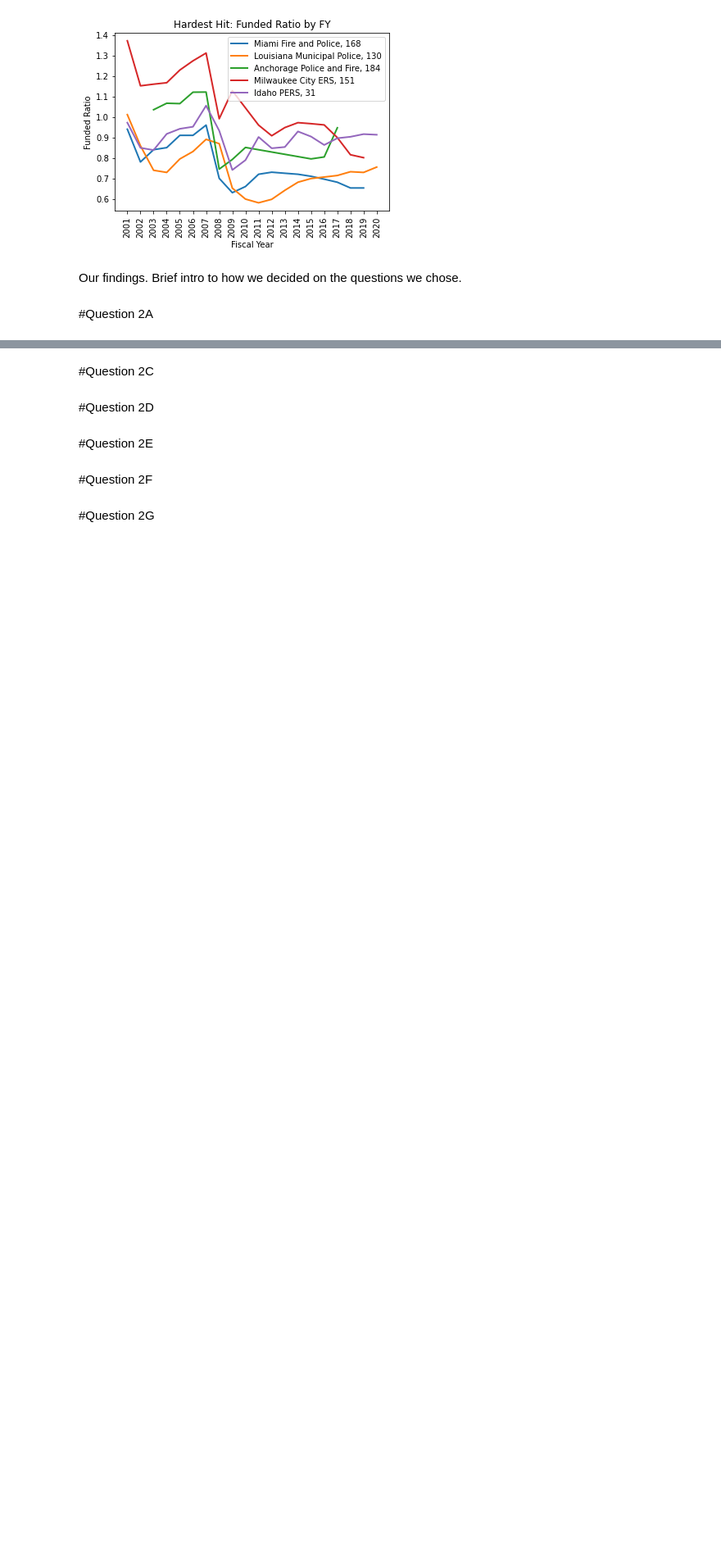
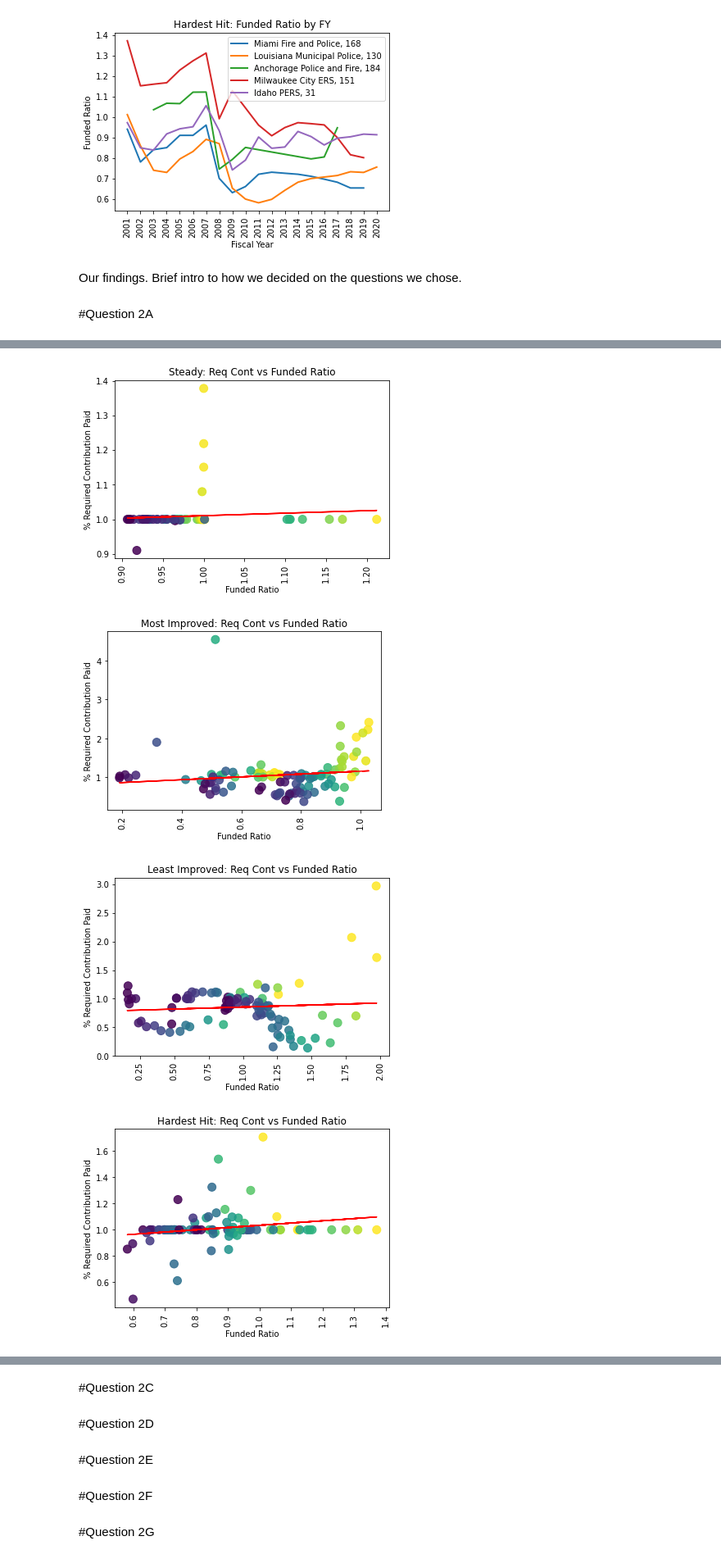
Before and after one commit to DeltaDeutsch/PPD-Group-Project, a Jupyter notebook: PPD Group Final.ipynb, the cells around one changed output, grey strips where cells are left out. Shown at 82% size. Cells and saved outputs as stored; diff of their text form; code cells hidden in the pictures; blank space fills up the shorter version.

Commit message:
Added plots for question 2B to the main notebook

```diff
--- a/PPD Group Final.ipynb
+++ b/PPD Group Final.ipynb
@@ -100,6 +100,7 @@ plan_data_df=plan_data_full[['ppd_id','PlanName','StateAbbrev','PlanClosed','Pla
 #merge tables to create data set with plan data and funded ratio data by year
 plan_test_data_df=pd.merge(funded_ratio_df,plan_data_df,how="inner",on="ppd_id")
 plan_test_data_df['ActFundedRatio_GASB'] = plan_test_data_df['ActFundedRatio_GASB'].astype(float)
+plan_test_data_df['PercentReqContPaid'] = plan_test_data_df['PercentReqContPaid'].astype(float)
 # %%
 #Find all rows that have a funded ratio greater than or equal to 90%
 plan_data_90plus=plan_test_data_df[(plan_test_data_df['ActFundedRatio_GASB']>=.90)]
@@ -260,0 +262,28 @@ Our findings.  Brief intro to how we decided on the questions we chose.
+# %%
+#Plot percent of required contribution paid vs funded ratio for each study group
+for key,value in study_plans_dict.items():
+    for plans in value:
+        plan_x=plan_test_data_df[plan_test_data_df["ppd_id"]==plans]
+        plan_x_fundrat=plan_x["ActFundedRatio_GASB"]
+        plan_x_contpaid=plan_x["PercentReqContPaid"]
+        plan_x_fy=plan_x["fy"]
+        plan_x_name=plan_data_df.loc[plan_data_df['ppd_id'] == plans, 'PlanName'].iloc[0]
+        plt.title(f'{key}: Req Cont vs Funded Ratio')
+        plt.ylabel("% Required Contribution Paid")
+        plt.xlabel("Funded Ratio")
+        plt.scatter(plan_x_fundrat,plan_x_contpaid,c=plan_x_fundrat, alpha=.85,s=100)
+        plt.xticks(rotation=90)
+    #Generate linear regression
+    x_values = plan_test_data_df.loc[plan_test_data_df["ppd_id"].isin(value),"ActFundedRatio_GASB"]
+    y_values = plan_test_data_df.loc[plan_test_data_df["ppd_id"].isin(value),"PercentReqContPaid"]
+    (slope, intercept, rvalue, pvalue, stderr) = st.linregress(x_values, y_values)
+    regress_values = x_values * slope + intercept
+    line_eq = "y = " + str(round(slope,2)) + "x + " + str(round(intercept,2))
+    plt.plot(x_values,regress_values,"r-")
+    plt.savefig(f'plot images/all_{key}_fundrat_contpaid.png')
+    plt.show()
+# %% [output]
+[figure, added]
+[figure, added]
+[figure, added]
+[figure, added]
```
Also changed, not shown: parts of 5 cells of this notebook, 23 other files.
